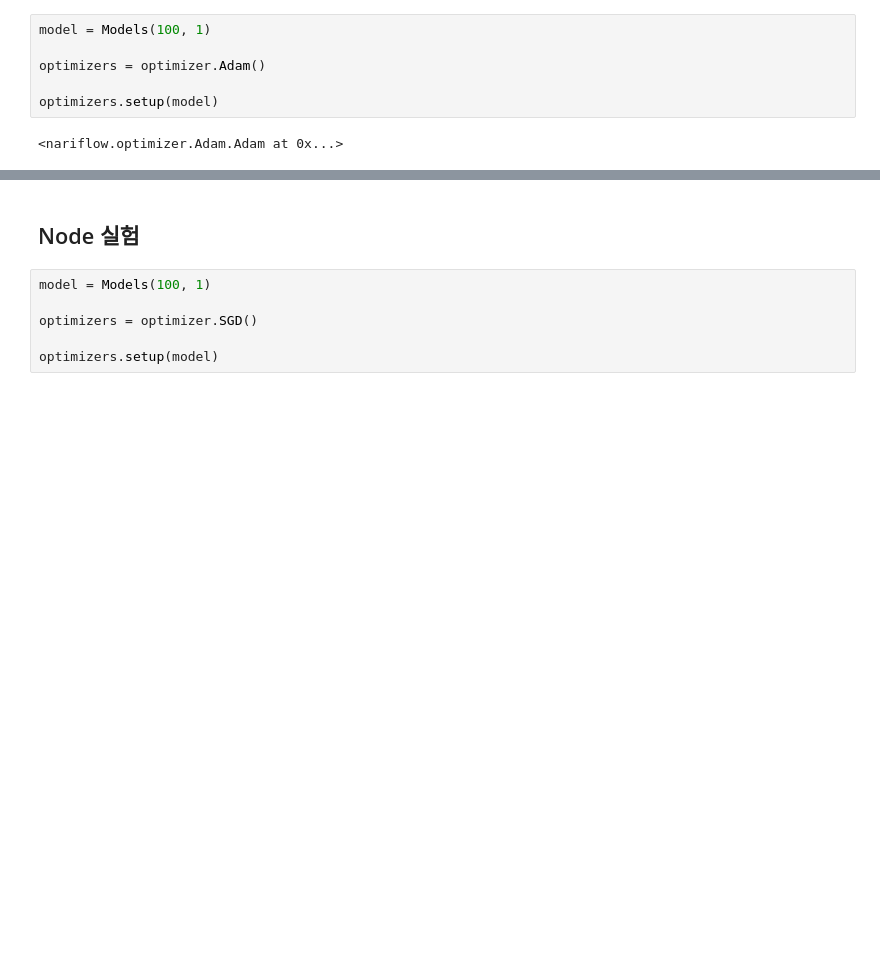
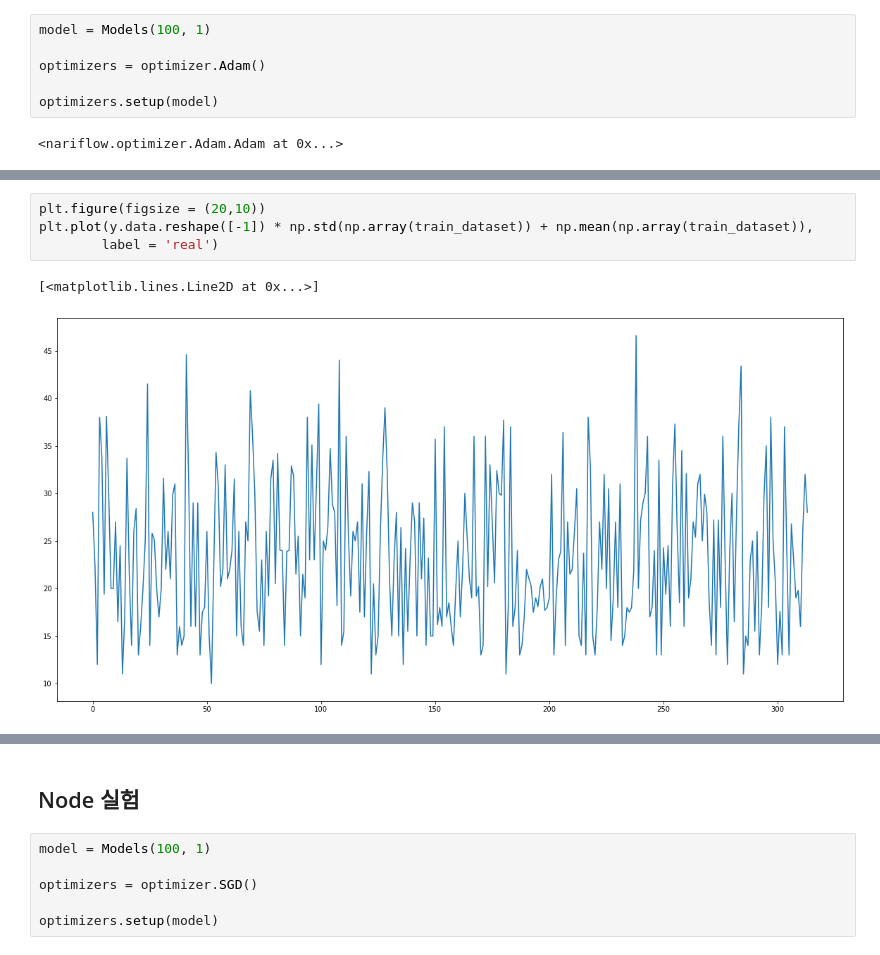
Before and after one commit to dlanjrjs/nariflow, a Jupyter notebook: example_notebook/TestNeuralNetwork.ipynb, the cells around one changed output, grey strips where cells are left out. Cells and saved outputs as stored; diff of their text form; blank space fills up the shorter version.

```diff
--- a/example_notebook/TestNeuralNetwork.ipynb
+++ b/example_notebook/TestNeuralNetwork.ipynb
@@ -169,0 +170,7 @@ total_time :  15.604536533355713
+# %%
+plt.figure(figsize = (20,10))
+plt.plot(y.data.reshape([-1]) * np.std(np.array(train_dataset)) + np.mean(np.array(train_dataset)),
+        label = 'real')
+# %% [output]
+[<matplotlib.lines.Line2D at 0x...>]
+[figure, added]
```
Also changed, not shown: parts of 4 cells of this notebook, 4 other files.
